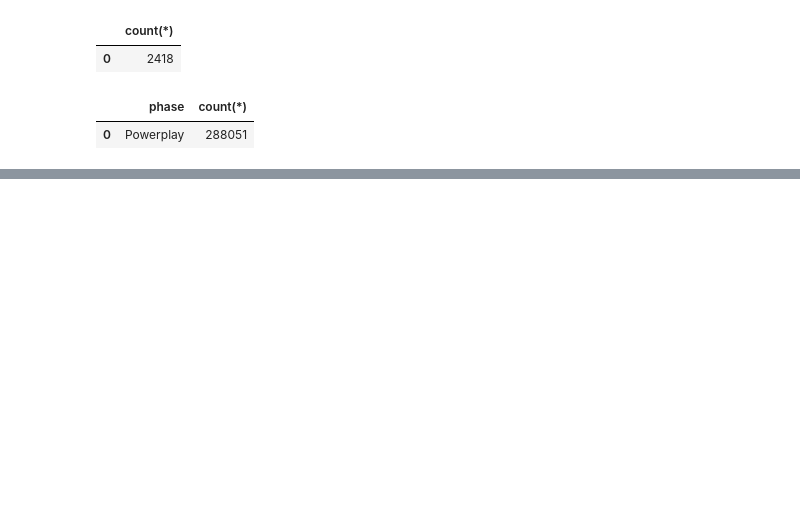
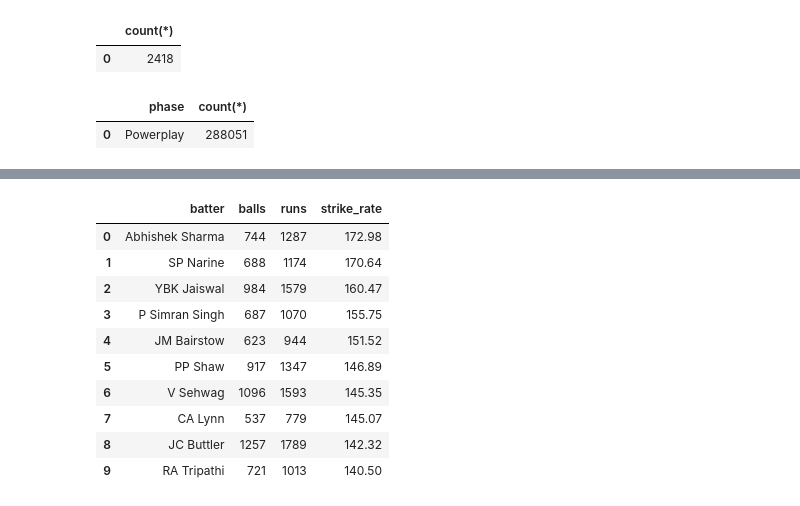
Before and after one commit to muhammedkvmuhammed3786-dev/ipl_3, a Jupyter notebook: notebooks/Data_analysis.ipynb, the cells around one changed output, grey strips where cells are left out. Saved outputs shown, nothing was run; the diff lists cells and outputs as text; code cells hidden in the pictures; blank space fills up the shorter version.

```diff
--- a/notebooks/Data_analysis.ipynb
+++ b/notebooks/Data_analysis.ipynb
@@ -86,0 +169,26 @@ q(""" select phase, count(*) from v_ball;""")
+# %%
+q("""
+--find a powerplay opener  who attacks from ball one.
+select  batter,
+        sum(is_legal)as balls,
+        sum(batter_runs)as runs,
+        round(100.0* sum(batter_runs)/ sum(is_legal), 2)as strike_rate
+    from v_ball
+    where phase = 'Powerplay'
+    group by batter
+    having balls >500
+    order by strike_rate desc
+    limit 10;
+""")
+# %% [output]
+|  | batter | balls | runs | strike_rate |
+| 0 | Abhishek Sharma | 744 | 1287 | 172.98 |
+| 1 | SP Narine | 688 | 1174 | 170.64 |
+| 2 | YBK Jaiswal | 984 | 1579 | 160.47 |
+| 3 | P Simran Singh | 687 | 1070 | 155.75 |
+| 4 | JM Bairstow | 623 | 944 | 151.52 |
+| 5 | PP Shaw | 917 | 1347 | 146.89 |
+| 6 | V Sehwag | 1096 | 1593 | 145.35 |
+| 7 | CA Lynn | 537 | 779 | 145.07 |
+| 8 | JC Buttler | 1257 | 1789 | 142.32 |
+| 9 | RA Tripathi | 721 | 1013 | 140.50 |
```
Also changed, not shown: parts of 18 cells of this notebook, 13 other files.
